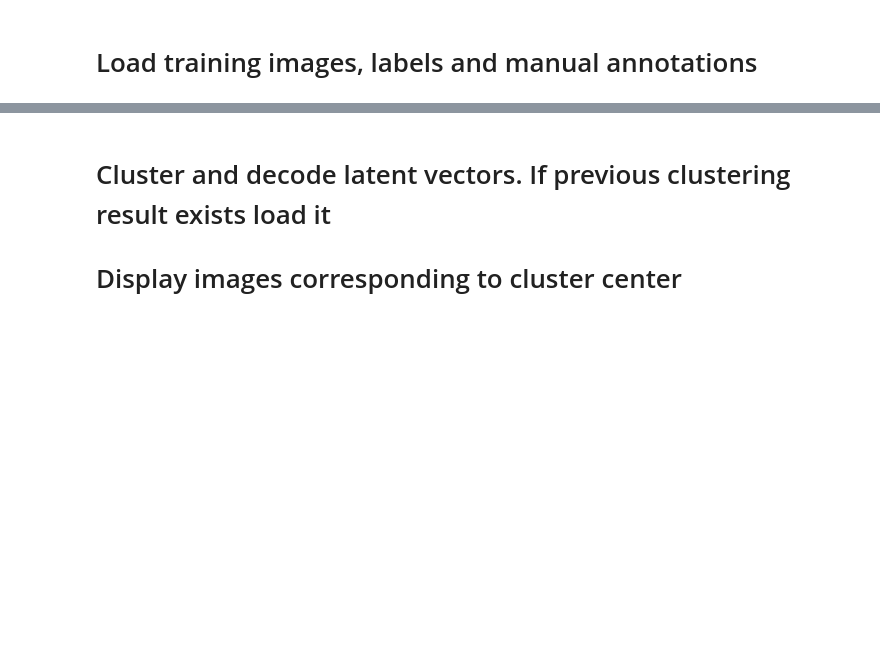
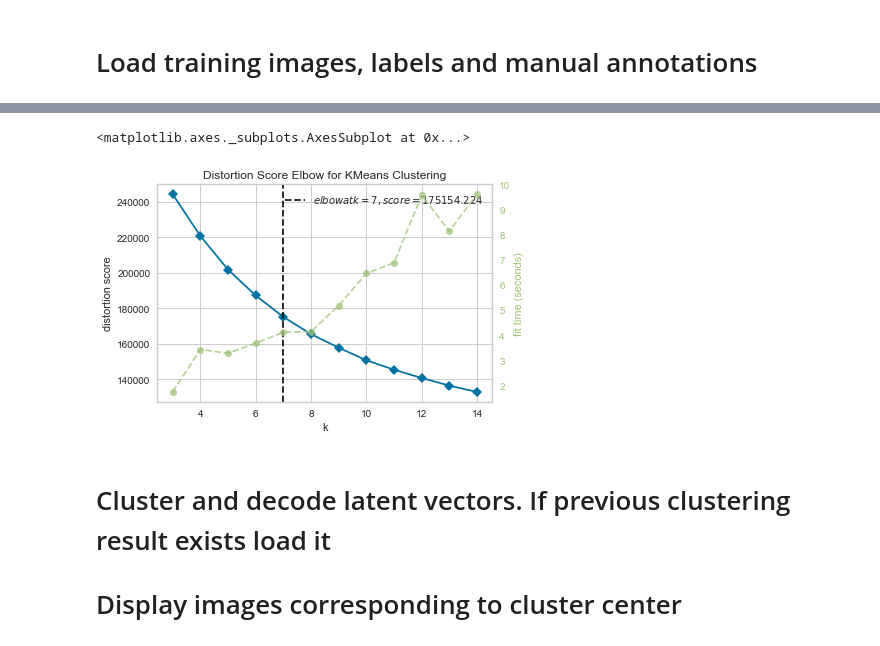
Before and after one commit to sunilvengalil/concept_learning, a Jupyter notebook: analysis/notebooks/label_cluster_center_v3.ipynb, the cells around one changed output, grey strips where cells are left out. Cells and saved outputs as stored; diff of their text form; code cells hidden in the pictures; blank space fills up the shorter version.

```diff
--- a/analysis/notebooks/label_cluster_center_v3.ipynb
+++ b/analysis/notebooks/label_cluster_center_v3.ipynb
@@ -133,8 +132,11 @@ Number of epochs completed 6.0
 # %%
-# kmeans_model = KMeans()
-# visualizer = KElbowVisualizer(kmeans_model, k=(3, 15))
+kmeans_model = KMeans()
+visualizer = KElbowVisualizer(kmeans_model, k=(3, 15))
 
-# visualizer.fit(latent_vectors)
-# visualizer.show(exp_config.ANALYSIS_PATH + "elbow_curve_after_{}_epochs.jpg".format(epochs_completed))
+visualizer.fit(latent_vectors)
+visualizer.show(exp_config.ANALYSIS_PATH + "elbow_curve_after_{}_epochs.jpg".format(epochs_completed))
+# %% [output]
+<matplotlib.axes._subplots.AxesSubplot at 0x...>
+[figure, added]
 # %%
 if exp_config.num_cluster_config == ExperimentConfig.NUM_CLUSTERS_CONFIG_ELBOW:
```
Also changed, not shown: parts of 12 cells of this notebook, 10 other files.
